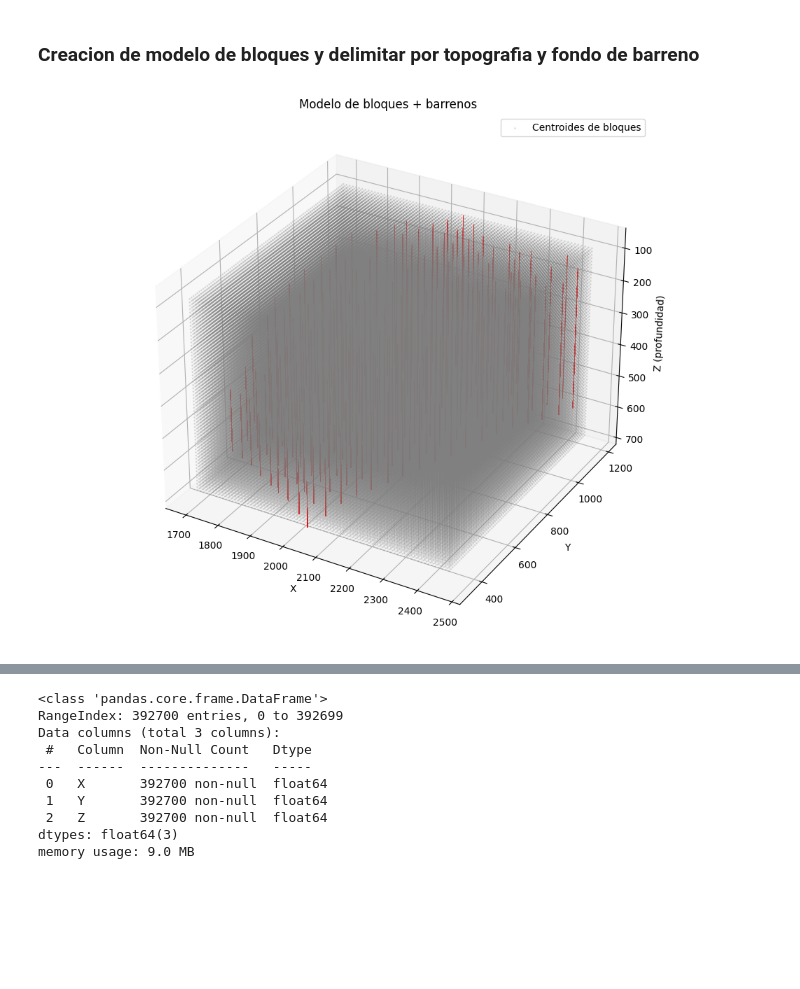
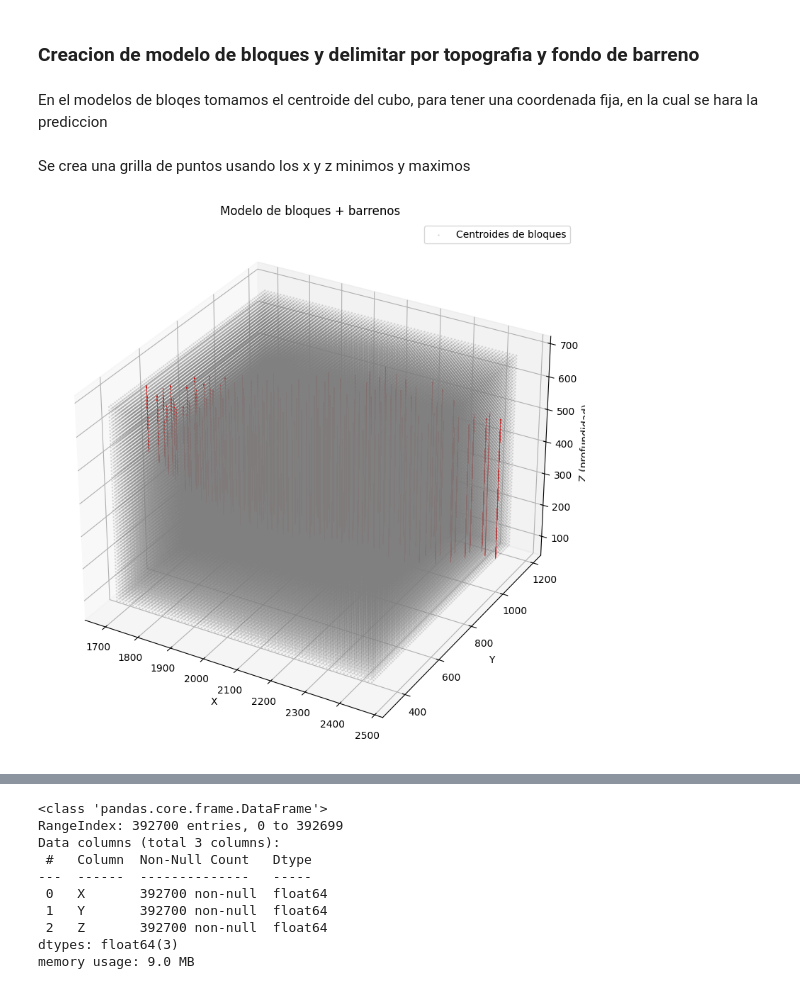
Before and after one commit to nicovid-ibarra/RNA_-ESTIMACION, a Jupyter notebook: Estimacion/EDA, ETL Y BLOQUES VACIOS.ipynb, the cells around one changed output, grey strips where cells are left out. Cells and saved outputs as stored; diff of their text form; code cells hidden in the pictures; blank space fills up the shorter version.

```diff
--- a/Estimacion/EDA, ETL Y BLOQUES VACIOS.ipynb
+++ b/Estimacion/EDA, ETL Y BLOQUES VACIOS.ipynb
@@ -699,3 +739,7 @@ plt.show()
 # %% [markdown]
 ### Creacion de modelo de bloques y delimitar por topografia y fondo de barreno
+# %% [markdown]
+En el modelos de bloqes tomamos el centroide del cubo, para tener una coordenada fija, en la cual se hara la prediccion
+# %% [markdown]
+Se crea una grilla de puntos usando los x y z minimos y maximos
 # %%
@@ -728,34 +769,33 @@ from mpl_toolkits.mplot3d import Axes3D
 # Crear figura
 fig = plt.figure(figsize=(10, 8))
 ax = fig.add_subplot(111, projection='3d')
 
 # Graficar centroides de los bloques, se le agrega el paramertro alfa para darle transparencia y que se veean los barrenos
 ax.scatter(
     block_centroids['X'], block_centroids['Y'], block_centroids['Z'],
     color='gray', s=1, alpha=0.2, label='Centroides de bloques'  # alpha controla la transparencia
 )
 
 
 # Graficar los barrenos como líneas verticales
 for _, row in assays_full.iterrows():
     x = row['XCOLLAR']
     y = row['YCOLLAR']
     z_top = row['ZCOLLAR']
     z_bot = row['ZCOLLAR'] - row['TO']
     ax.plot([x, x], [y, y], [z_top, z_bot], color='red', linewidth=0.5)
 
 # Etiquetas
 ax.set_xlabel('X')
 ax.set_ylabel('Y')
 ax.set_zlabel('Z (profundidad)')
 ax.set_title('Modelo de bloques + barrenos')
 
-# Invertir eje Z para que profundidad crezca hacia abajo
-ax.invert_zaxis()
+
 
 plt.legend()
 plt.tight_layout()
 plt.show()
 # %% [output]
-[figure, old version]
+[figure, new version]
 # %%
```
Also changed, not shown: parts of 38 cells of this notebook.
